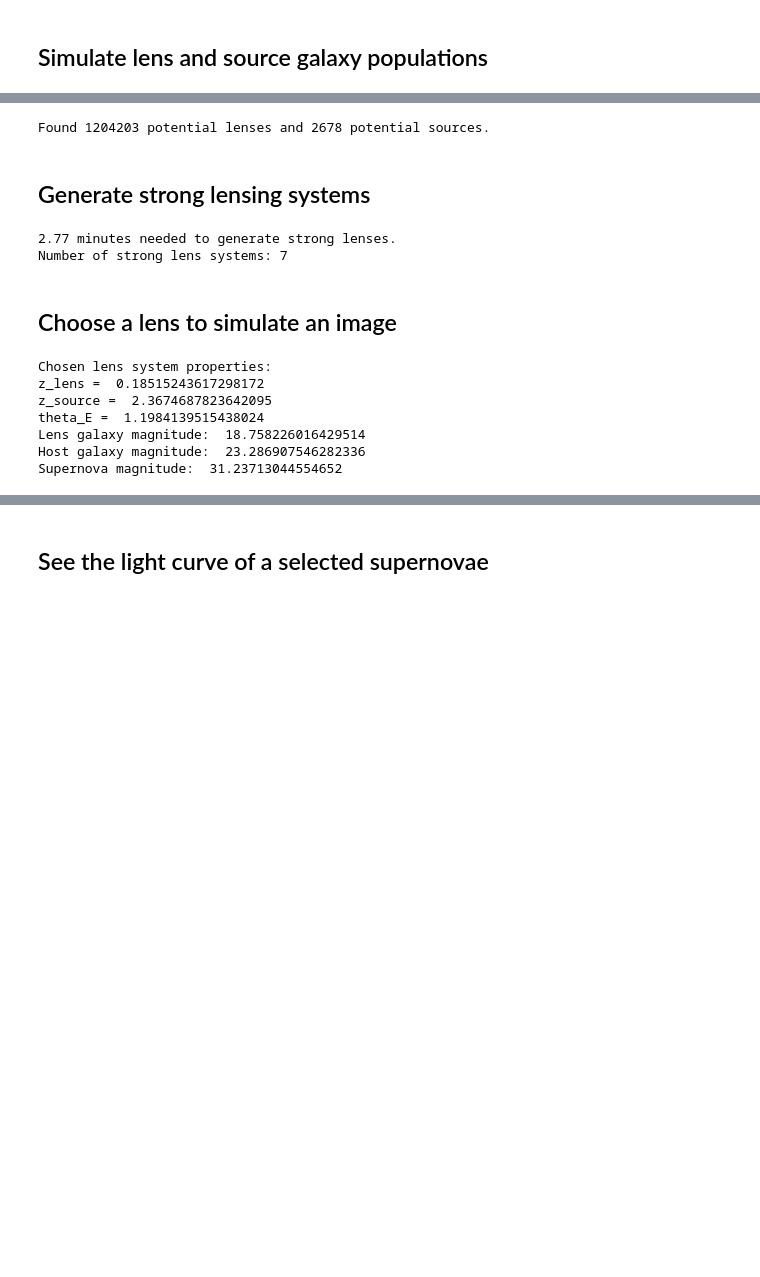
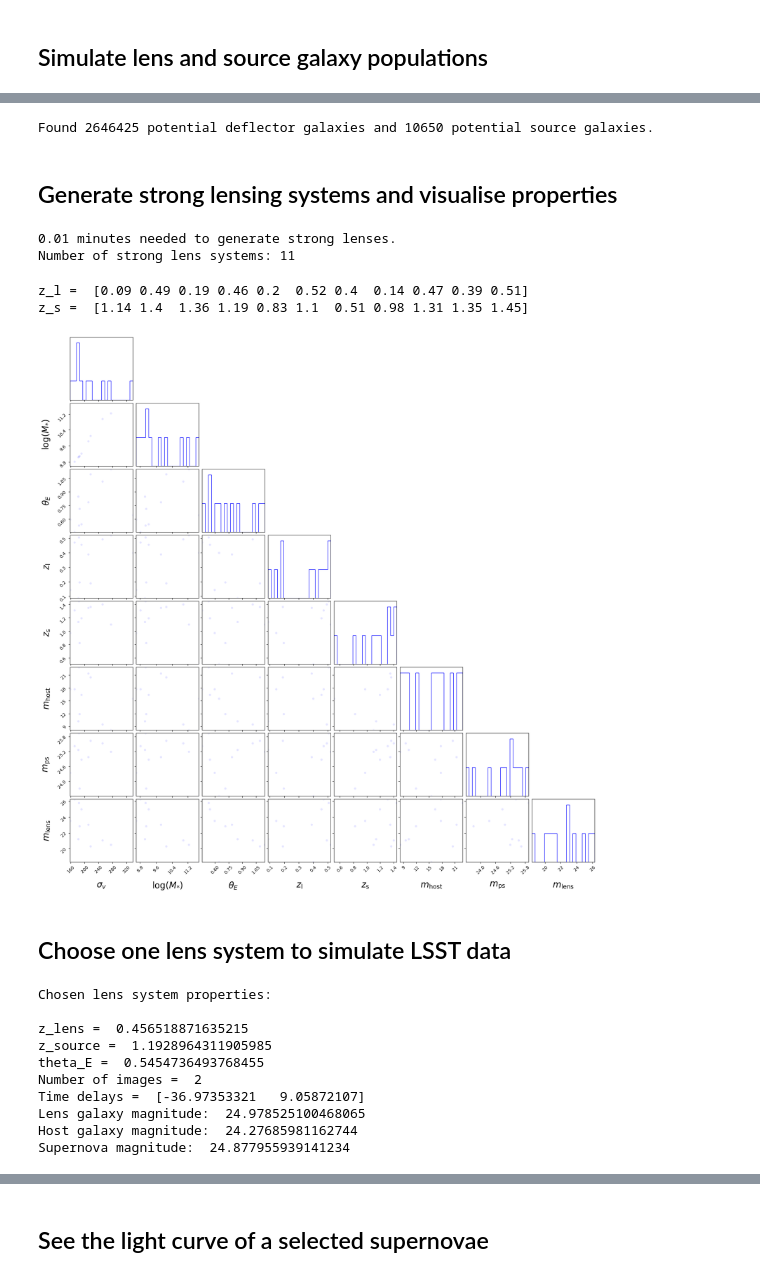
Before and after one commit to LSST-strong-lensing/slsim, a Jupyter notebook: notebooks/Opsim_supernovae_plus_extended_source_tutorial.ipynb, the cells around one changed output, grey strips where cells are left out. Drawn from its saved outputs; the diff is of its cells as text; code cells hidden in the pictures; blank space fills up the shorter version.

```diff
--- a/notebooks/Opsim_supernovae_plus_extended_source_tutorial.ipynb
+++ b/notebooks/Opsim_supernovae_plus_extended_source_tutorial.ipynb
@@ -100,21 +99,21 @@ print(
 print(
     "Found",
     supernova_lens_pop.deflector_number,
-    "potential lenses and",
+    "potential deflector galaxies and",
     supernova_lens_pop.source_number,
-    "potential sources.",
+    "potential source galaxies.",
 )
 # %% [output]
-Found 1204203 potential lenses and 2678 potential sources.
+Found 2646425 potential deflector galaxies and 10650 potential source galaxies.
 # %% [markdown]
-## Generate strong lensing systems
+## Generate strong lensing systems and visualise properties
 # %%
 start_time = time.time()
 # specifying cuts of the population
 kwargs_lens_cuts = {}
 # drawing population
 supernovae_lens_population = supernova_lens_pop.draw_population(
-    kwargs_lens_cuts=kwargs_lens_cuts
+    kwargs_lens_cuts=kwargs_lens_cuts, speed_factor=10000
 )
 
 end_time = time.time()
@@ -124,8 +123,8 @@ print(
 )
 print("Number of strong lens systems:", len(supernovae_lens_population))
 # %% [output]
-2.77 minutes needed to generate strong lenses.
-Number of strong lens systems: 7
+0.01 minutes needed to generate strong lenses.
+Number of strong lens systems: 11
 # %%
 lens_samples = []
 labels = [
@@ -139,7 +138,14 @@ labels = [
     r"$m_{\rm lens}$",
 ]
 
+z_l = []
+z_s = []
+
 for supernovae_lens in supernovae_lens_population:
+
+    z_l.append(supernovae_lens.deflector_redshift)
+    z_s.append(supernovae_lens.source_redshift)
+
     vel_disp = supernovae_lens.deflector_velocity_dispersion()
     m_star = supernovae_lens.deflector_stellar_mass()
     theta_e = supernovae_lens.einstein_radius
@@ -154,42 +160,61 @@ for supernovae_lens in supernovae_lens_population:
             np.log10(m_star),
             theta_e,
             zl,
+            zs,
             source_mag,
             ps_source_mag,
             deflector_mag,
         ]
     )
+
+print("z_l = ", np.around(z_l,2))
+print("z_s = ", np.around(z_s, 2))
+# %% [output]
+z_l =  [0.09 0.49 0.19 0.46 0.2  0.52 0.4  0.14 0.47 0.39 0.51]
+z_s =  [1.14 1.4  1.36 1.19 0.83 1.1  0.51 0.98 1.31 1.35 1.45]
+# %%
+hist2dkwargs = {
+    "plot_density": False,
+    "plot_contours": False,
+    "plot_datapoints": True,
+    "color": "b",
+    "data_kwargs": {"ms": 5},
+}
+corner.corner(
+    np.array(lens_samples), labels=labels, label_kwargs={"fontsize": 20}, **hist2dkwargs
+)
+plt.show()
+# %% [output]
+[figure, added]
 # %% [markdown]
-## Choose a lens to simulate an image
+## Choose one lens system to simulate LSST data
 # %%
-index = 0
-kwargs_lens_cut = {"min_image_separation": 1, "max_image_separation": 10}
+index = 3
+# kwargs_lens_cut = {"min_image_separation": 1, "max_image_separation": 10}
 rgb_band_list = ["i", "r", "g"]
 lens_class = supernovae_lens_population[index]
-(
-    lens_class.source.source_dict["z"],
-    lens_class.einstein_radius,
-    lens_class.source.source_dict["mag_i"],
-    lens_class.source.source_dict["ps_mag_i"],
-    # lens_class._deflector_dict["mag_i"],
-    # lens_class._deflector_dict["z"],
-)
 
 print("Chosen lens system properties:")
+print(" ")
 print("z_lens = ", lens_class.deflector_redshift)
 print("z_source = ", lens_class.source.source_dict["z"])
 print("theta_E = ", lens_class.einstein_radius)
+print("Number of images = ", lens_class.image_number)
+print("Time delays = ", lens_class.point_source_arrival_times())
 print("Lens galaxy magnitude: ", lens_class.deflector_magnitude(band="i"))
 print("Host galaxy magnitude: ", lens_class.source.source_dict["mag_i"])
 print("Supernova magnitude: ", lens_class.source.source_dict["ps_mag_i"])
 # %% [output]
 Chosen lens system properties:
-z_lens =  0.18515243617298172
-z_source =  2.3674687823642095
-theta_E =  1.1984139515438024
-Lens galaxy magnitude:  18.758226016429514
-Host galaxy magnitude:  23.286907546282336
-Supernova magnitude:  31.23713044554652
+
+z_lens =  0.456518871635215
+z_source =  1.1928964311905985
+theta_E =  0.5454736493768455
+Number of images =  2
+Time delays =  [-36.97353321   9.05872107]
+Lens galaxy magnitude:  24.978525100468065
+Host galaxy magnitude:  24.27685981162744
+Supernova magnitude:  24.877955939141234
 # %%
 pix_coord = point_source_coordinate_properties(
     lens_class,
```
Also changed, not shown: parts of 21 cells of this notebook.
